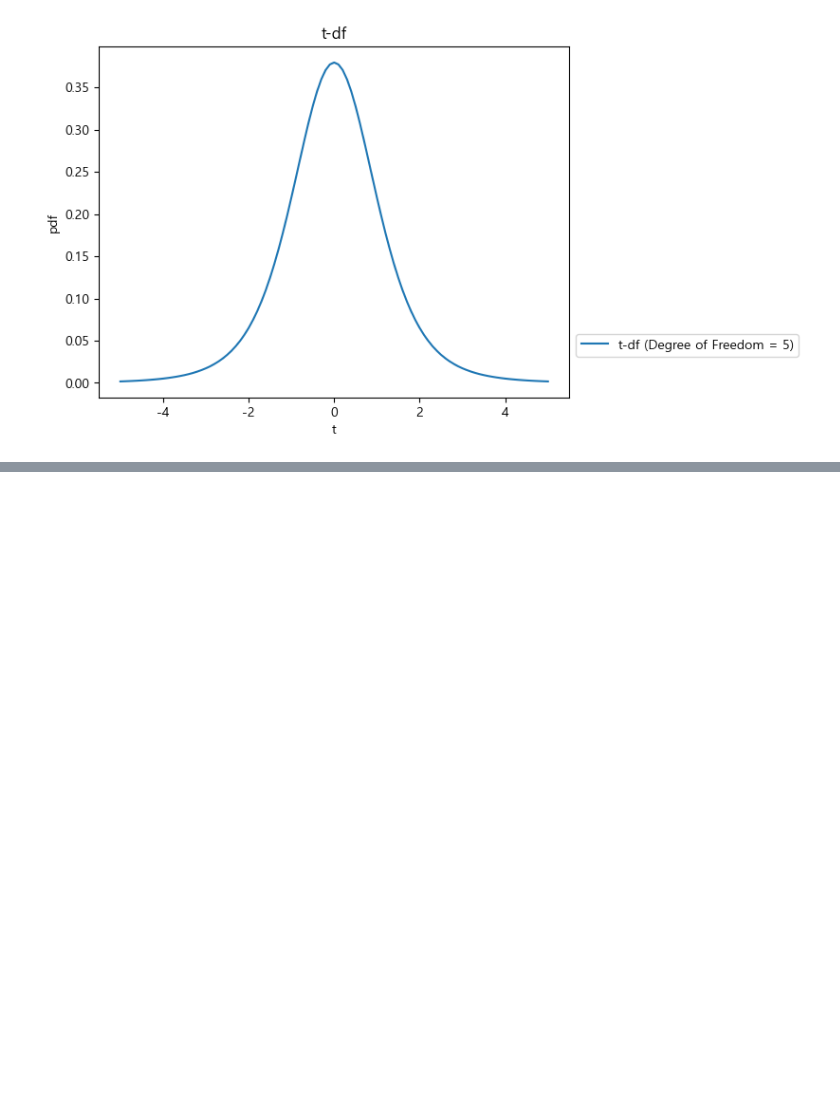
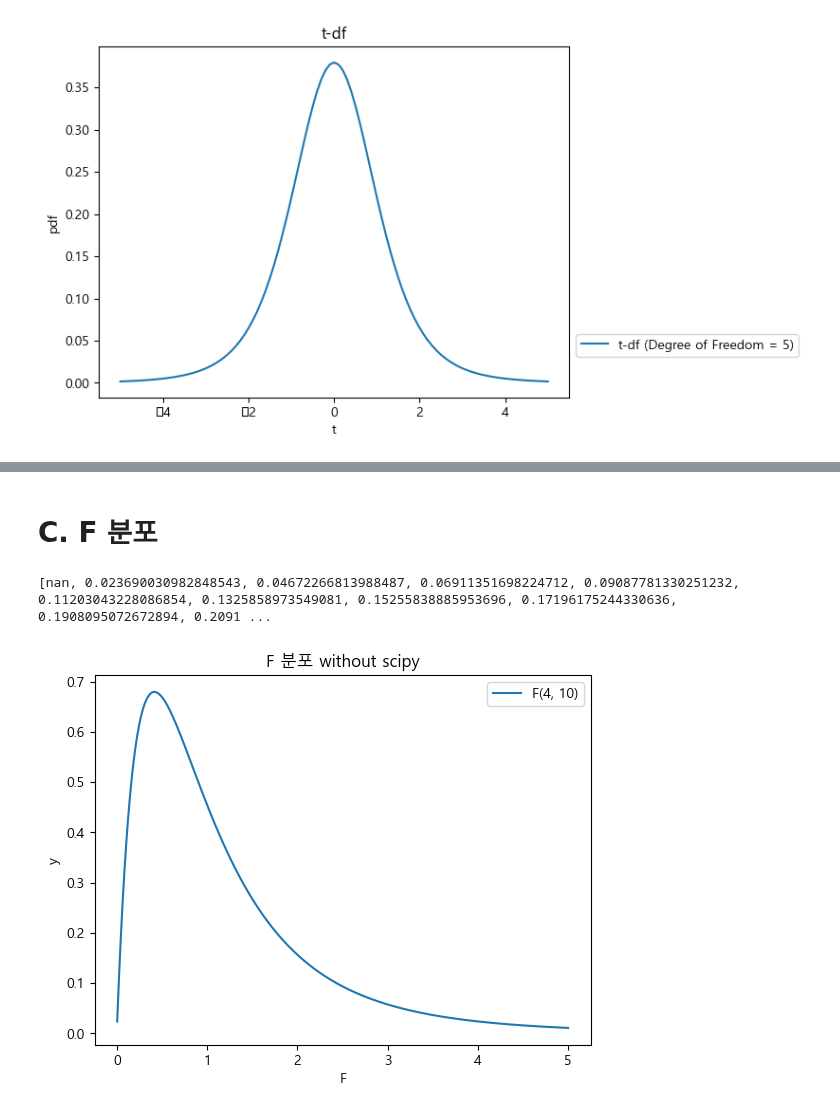
Before and after one commit to youngsang114/python-work, a Jupyter notebook: 공부공부/0419.ipynb, the cells around one changed output, grey strips where cells are left out. Cells and saved outputs as stored; diff of their text form; code cells hidden in the pictures; blank space fills up the shorter version.

```diff
--- a/공부공부/0419.ipynb
+++ b/공부공부/0419.ipynb
@@ -224,0 +225,34 @@ t_df_stats(5)
+# %% [markdown]
+# C. F 분포
+# %%
+import scipy.special as sp
+import math
+import numpy as np
+
+# X축 값 설정 (0,5 사이에 일정한 거리로 1000개 데이터 입력)
+x = np.linspace(0, 5, 1000)
+# 각각의 독립적인 확률변수 데이터가 자유도 4, 10인 카이제곱 분포를 따르는 경우를 가정
+nu1 = 4
+nu2 = 10
+
+# F분포를 따르는 확률변수를 생성
+#https://datascienceschool.net/02%20mathematics/08.05%20%EC%8A%A4%ED%8A%9C%EB%8D%98%ED%8A%B8%20t%EB%B6%84%ED%8F%AC%2C%20%EC%B9%B4%EC%9D%B4%EC%A0%9C%EA%B3%B1%EB%B6%84%ED%8F%AC%2C%20F%EB%B6%84%ED%8F%AC.html
+y = []
+for f in x:
+    y.append(( np.sqrt( ((nu1 * f) ** nu1 * nu2 ** nu2) / ((nu1 * f + nu2) ** (nu1 + nu2)) )) /
+            (f * sp.beta(nu1 / 2, nu2 / 2)))
+# len(y)
+# print(y)
+# %% [output]
+[nan, 0.023690030982848543, 0.04672266813988487, 0.06911351698224712, 0.09087781330251232, 0.11203043228086854, 0.1325858973549081, 0.15255838885953696, 0.17196175244330636, 0.1908095072672894, 0.2091 ...
+# %%
+import matplotlib.pyplot as plt
+
+plt.plot(x, y, label=f'F({nu1}, {nu2})')
+plt.xlabel('F')
+plt.ylabel("y")
+plt.title('F 분포 without scipy')
+plt.legend()
+plt.show()
+# %% [output]
+[figure, added]
```
Also changed, not shown: parts of 9 cells of this notebook, 2 other files.
